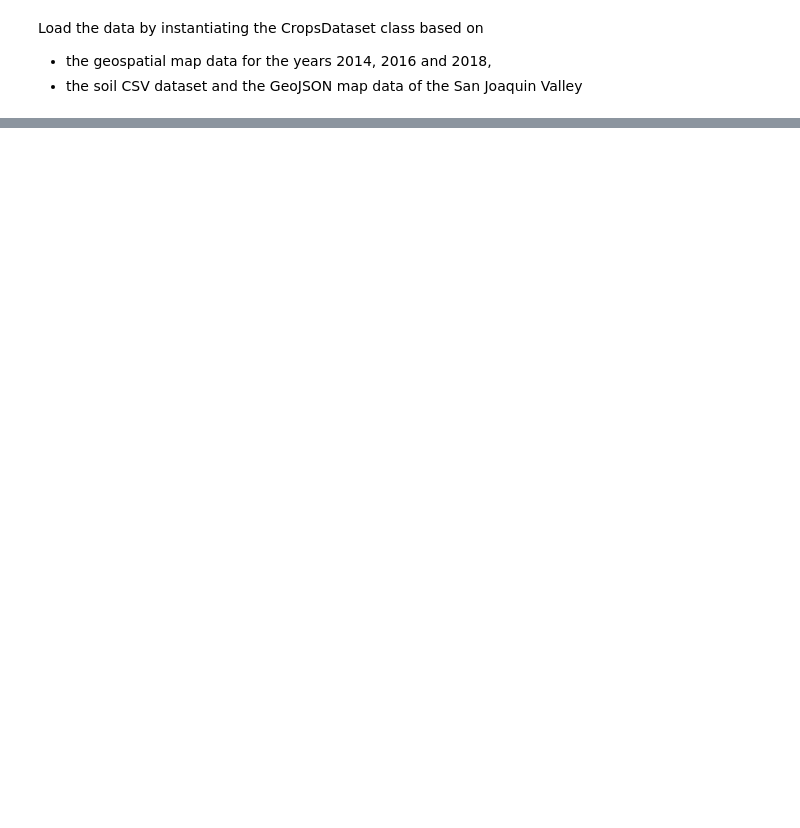
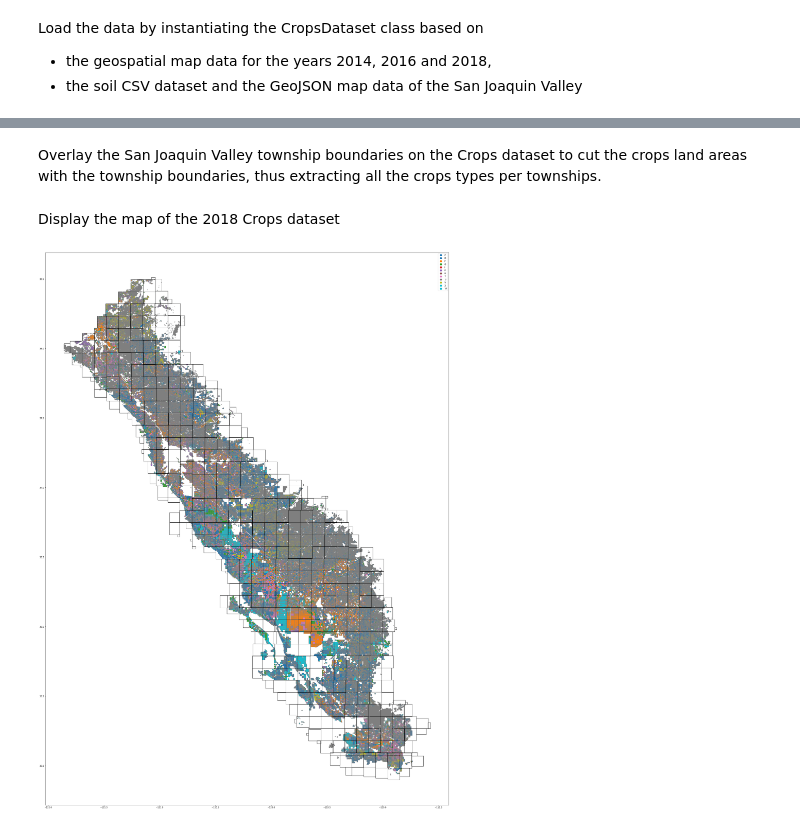
Before and after one commit to sjtalkar/milestone2_waterwells_deepnote, a Jupyter notebook: eda/crops.ipynb, the cells around one changed output, grey strips where cells are left out. Drawn from its saved outputs; the diff is of its cells as text; code cells hidden in the pictures; blank space fills up the shorter version.

Commit message:
Update crops EDA notebook and library

```diff
--- a/eda/crops.ipynb
+++ b/eda/crops.ipynb
@@ -37,7 +41,13 @@ crops_dataset.map_df
+# %% [markdown]
+Overlay the San Joaquin Valley township boundaries on the Crops dataset to cut the crops land areas with the township boundaries, thus extracting all the crops types per townships.
 # %%
 crops_dataset.overlay_township_boundries()
+# %% [markdown]
+Display the map of the 2018 Crops dataset
 # %%
 fig, ax = plt.subplots(figsize=(50,50))
-crops_dataset.map_df[crops_dataset.map_df["YEAR"]=="2018"].plot(ax=ax, column="CROP_CLASS", edgecolor='grey', linewidth = 1, cmap=None, legend=True)
+crops_dataset.map_df[crops_dataset.map_df["YEAR"]=="2018"].plot(ax=ax, column="CROP_TYPE", edgecolor='grey', linewidth = 1, cmap=None, legend=True)
 crops_dataset.sjv_township_range_df.plot(ax=ax, facecolor="none", edgecolor='black', linewidth = 1, cmap=None, legend=None)
 plt.show()
+# %% [output]
+[figure, added]
```
Also changed, not shown: parts of 10 cells of this notebook, 1 other file.
